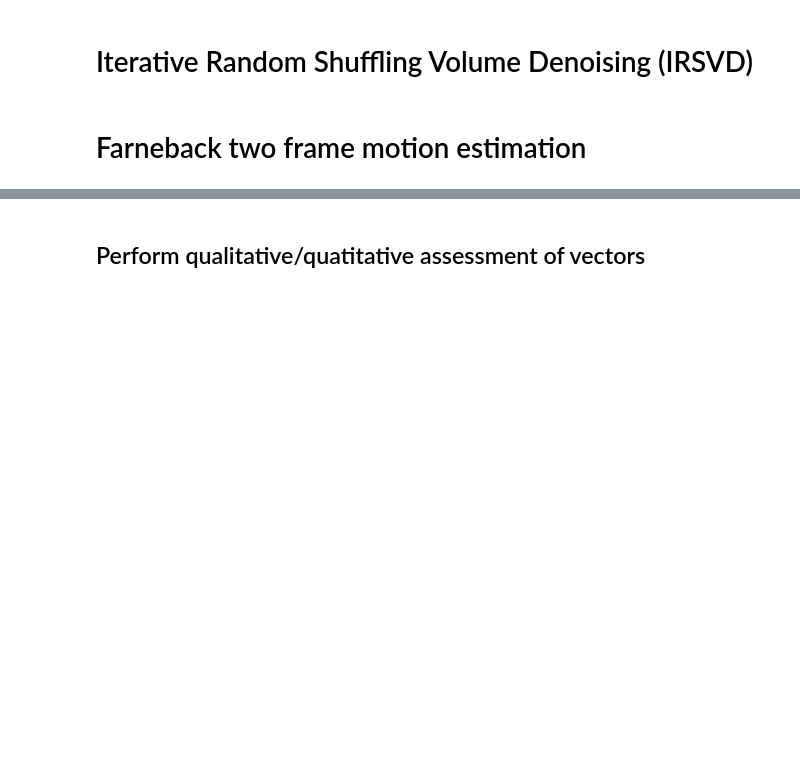
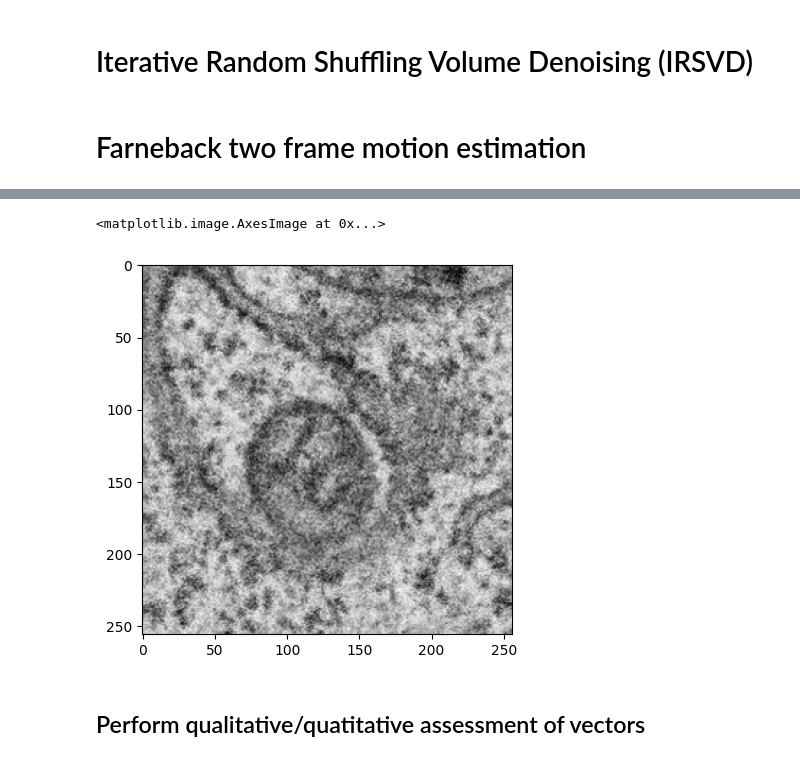
Before and after one commit to vicente-gonzalez-ruiz/denoising, a Jupyter notebook: src/Iterative_Random_Shuffling_Volume_Denoising.ipynb, the cells around one changed output, grey strips where cells are left out. Cells and saved outputs as stored; diff of their text form; code cells hidden in the pictures; blank space fills up the shorter version.

```diff
--- a/src/Iterative_Random_Shuffling_Volume_Denoising.ipynb
+++ b/src/Iterative_Random_Shuffling_Volume_Denoising.ipynb
@@ -115,7 +115,7 @@ def randomize_(image, mean=0, std_dev=1.0):
 
     return randomized_image
 # %%
-def filter(noisy_vol, N_iters=100, RS_sigma=1.5, RS_mean=0.0):
+def filter(noisy_vol, N_iters=100, RS_sigma=0.5, RS_mean=0.0):
   acc_vol = np.zeros_like(noisy_vol, dtype=np.float32)
   acc_vol[...] = noisy_vol
   for i in range(N_iters):
@@ -150,3 +162,10 @@ CUDARuntimeError: cudaErrorUnknown: unknown error
+# %%
+%matplotlib inline
+import matplotlib.pyplot as plt
+plt.imshow(denoised_vol[15], cmap="gray")
+# %% [output]
+<matplotlib.image.AxesImage at 0x...>
+[figure, added]
 # %%
 import skimage.io
 # %%
```
Also changed, not shown: parts of 1 cell of this notebook.
